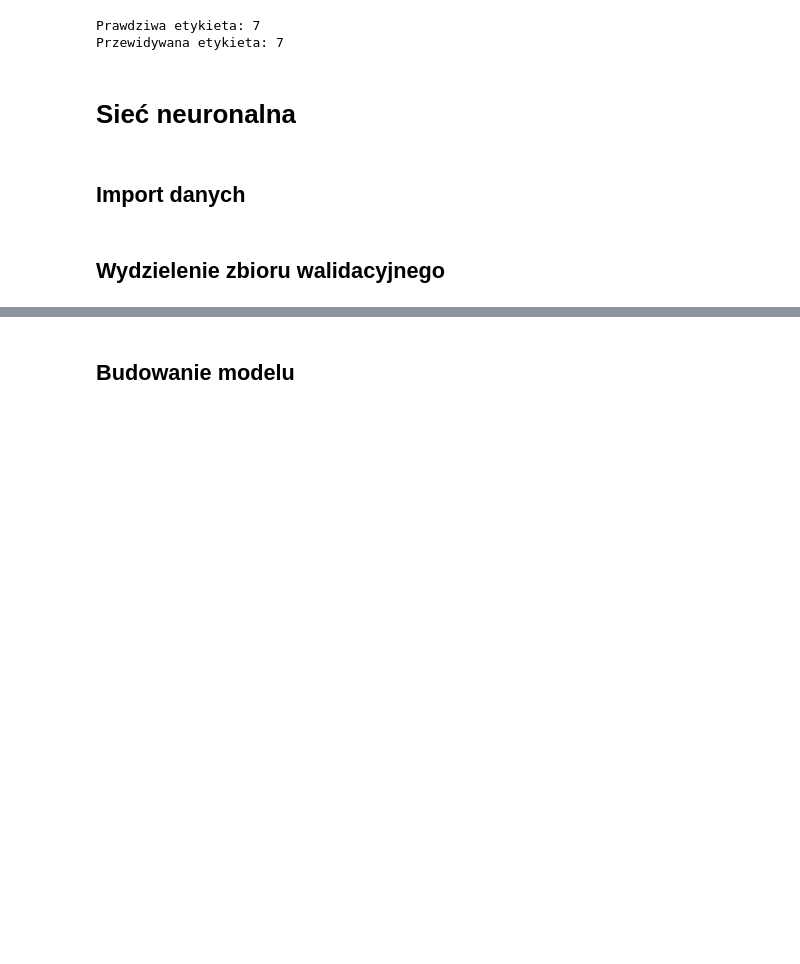
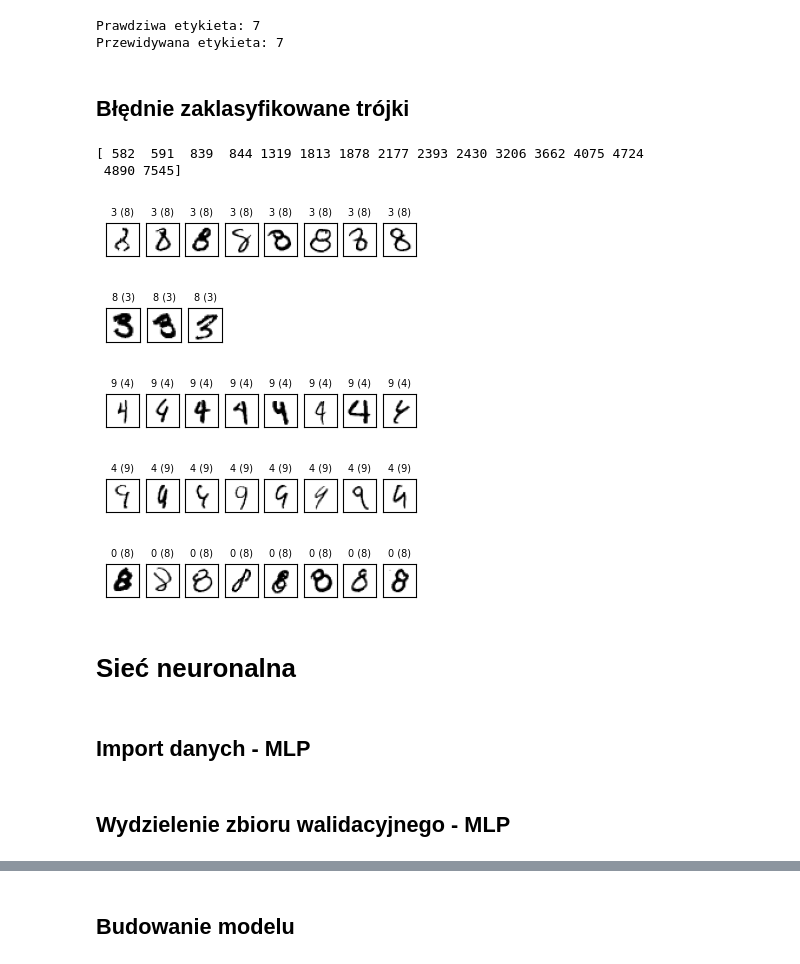
Before and after one commit to piotr-sobieraj/praca-licencjacka-notebook, a Jupyter notebook: praca_lic.ipynb, the cells around one changed output, grey strips where cells are left out. Cells and saved outputs as stored; diff of their text form; code cells hidden in the pictures; blank space fills up the shorter version.

```diff
--- a/praca_lic.ipynb
+++ b/praca_lic.ipynb
@@ -376,10 +376,85 @@ print(f"Przewidywana etykieta: {predicted_label[0]}")
 # %% [output]
 Prawdziwa etykieta: 7
 Przewidywana etykieta: 7
+# %% [markdown]
+## Błędnie zaklasyfikowane trójki
+# %%
+# Znalezienie indeksów błędnych klasyfikacji, gdzie prawdziwa etykieta to 3, ale przewidziana to 8
+misclassified_indices = np.where((y_test == 8) & (y_pred == 3))[0]
+
+print(misclassified_indices)
+
+# Wyświetlenie kilku błędnie zaklasyfikowanych obrazów
+fig, axes = plt.subplots(1, min(len(misclassified_indices), 8), figsize=(4, 4))
+
+for i, ax in enumerate(axes):
+    idx = misclassified_indices[i]
+    ax.imshow(x_test[idx], cmap='binary')
+    ax.set_title(f"{y_pred[idx]} ({y_test[idx]})", fontsize=7)
+    ax.set_xticks([])
+    ax.set_yticks([])
+
+
+misclassified_indices = np.where((y_test == 3) & (y_pred == 8))[0]
+# Wyświetlenie kilku błędnie zaklasyfikowanych obrazów
+fig, axes = plt.subplots(1, min(len(misclassified_indices), 8), figsize=(1.5, 1.5))
+
+for i, ax in enumerate(axes):
+    idx = misclassified_indices[i]
+    ax.imshow(x_test[idx], cmap='binary')
+    ax.set_title(f"{y_pred[idx]} ({y_test[idx]})", fontsize=7)
+    ax.set_xticks([])
+    ax.set_yticks([])
+
+
+misclassified_indices = np.where((y_test == 4) & (y_pred == 9))[0]
+# Wyświetlenie kilku błędnie zaklasyfikowanych obrazów
+fig, axes = plt.subplots(1, min(len(misclassified_indices), 8), figsize=(4, 4))
+
+for i, ax in enumerate(axes):
+    idx = misclassified_indices[i]
+    ax.imshow(x_test[idx], cmap='binary')
+    ax.set_title(f"{y_pred[idx]} ({y_test[idx]})", fontsize=7)
+    ax.set_xticks([])
+    ax.set_yticks([])
+
+
+misclassified_indices = np.where((y_test == 9) & (y_pred == 4))[0]
+# Wyświetlenie kilku błędnie zaklasyfikowanych obrazów
+fig, axes = plt.subplots(1, min(len(misclassified_indices), 8), figsize=(4, 4))
+
+for i, ax in enumerate(axes):
+    idx = misclassified_indices[i]
+    ax.imshow(x_test[idx], cmap='binary')
+    ax.set_title(f"{y_pred[idx]} ({y_test[idx]})", fontsize=7)
+    ax.set_xticks([])
+    ax.set_yticks([])
+
+
+misclassified_indices = np.where((y_test == 8) & (y_pred == 0))[0]
+# Wyświetlenie kilku błędnie zaklasyfikowanych obrazów
+fig, axes = plt.subplots(1, min(len(misclassified_indices), 8), figsize=(4, 4))
+
+for i, ax in enumerate(axes):
+    idx = misclassified_indices[i]
+    ax.imshow(x_test[idx], cmap='binary')
+    ax.set_title(f"{y_pred[idx]} ({y_test[idx]})", fontsize=7)
+    ax.set_xticks([])
+    ax.set_yticks([])
+
+plt.show()
+# %% [output]
+[ 582  591  839  844 1319 1813 1878 2177 2393 2430 3206 3662 4075 4724
+ 4890 7545]
+[figure, added]
+[figure, added]
+[figure, added]
+[figure, added]
+[figure, added]
 # %% [markdown]
 # Sieć neuronalna
 # %% [markdown]
-## Import danych
+## Import danych - MLP
 # %%
 import tensorflow as tf
 import matplotlib.pyplot as plt
@@ -398,3 +471,3 @@ x_train_mlp = x_train.reshape((60000, 28 * 28)).astype('float32') / 255
 # %% [markdown]
-## Wydzielenie zbioru walidacyjnego
+## Wydzielenie zbioru walidacyjnego - MLP
 # %%
```
Also changed, not shown: parts of 30 cells of this notebook.
